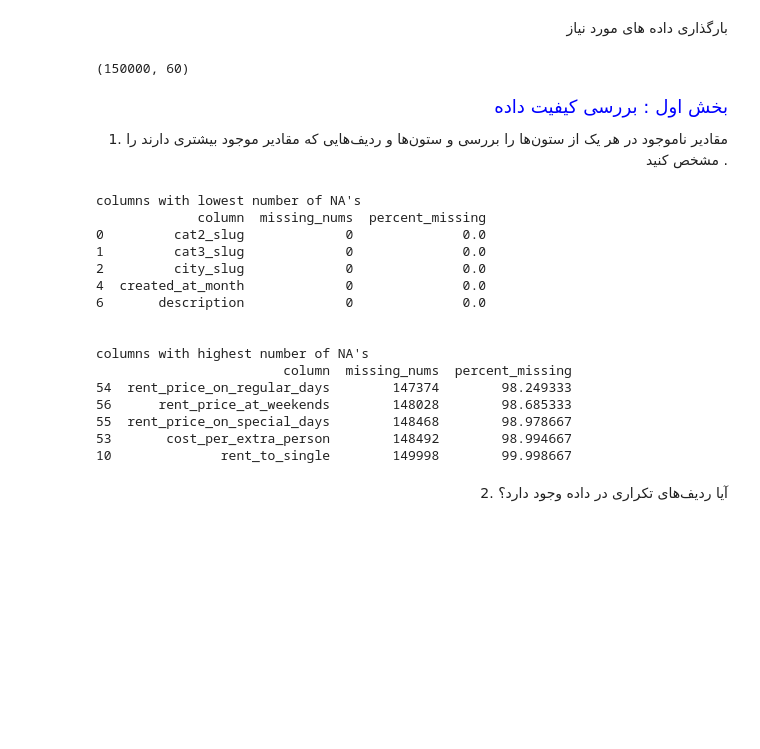
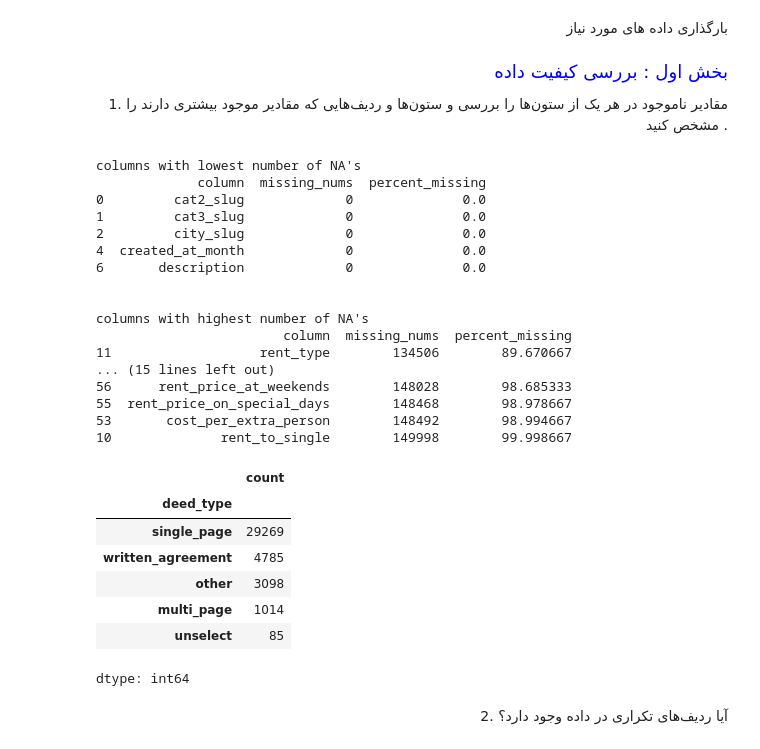
Before and after one commit to farnoushshahin/Minute, a Jupyter notebook: Divar (1).ipynb, the cells around one changed output. Cells and saved outputs as stored; diff of their text form; code cells hidden in the pictures; blank space fills up the shorter version.

```diff
--- a/Divar (1).ipynb
+++ b/Divar (1).ipynb
@@ -25,10 +26,6 @@ warnings.filterwarnings("ignore")
 # %%
 #data = pd.read_csv('/content/divar_real_estate_ads.csv', encoding="utf-8")
 data = pd.read_csv('/content/sampled_data.csv',encoding = 'utf-8', engine='python')
-# %%
-data.shape
-# %% [output]
-(150000, 60)
 # %% [markdown]
 <p style="font-family:Nazanin; font-size:130%; text-align:right;color:blue;" dir="rtl">
     بخش اول : بررسی کیفیت داده
@@ -39,31 +36,41 @@ data.shape
 # %%
 df_na = data.isna().sum().reset_index()
 df_na.columns = ["column", "missing_nums"]
 df_na["percent_missing"] = (df_na["missing_nums"] / len(data)) * 100
 # sort columns from lowest number of NA's to the highest
 df_na = df_na.sort_values(by="percent_missing", ascending=True)
 print("columns with lowest number of NA's")
 print(df_na.head(5))
 print("\n")
 print("columns with highest number of NA's")
-print((df_na.tail(5)))
+print((df_na.tail(20)))
+data['deed_type'].value_counts()
 # %% [output]
 columns with lowest number of NA's
              column  missing_nums  percent_missing
 0         cat2_slug             0              0.0
 1         cat3_slug             0              0.0
 2         city_slug             0              0.0
 4  created_at_month             0              0.0
 6       description             0              0.0
 
 
 columns with highest number of NA's
                         column  missing_nums  percent_missing
-54  rent_price_on_regular_days        147374        98.249333
+11                   rent_type        134506        89.670667
+... (15 lines left out)
 56      rent_price_at_weekends        148028        98.685333
 55  rent_price_on_special_days        148468        98.978667
 53       cost_per_extra_person        148492        98.994667
 10              rent_to_single        149998        99.998667
+|  | count |
+| deed_type |  |
+| single_page | 29269 |
+| written_agreement | 4785 |
+| other | 3098 |
+| multi_page | 1014 |
+| unselect | 85 |
+dtype: int64
 # %% [markdown]
 <p style="font-family:Nazanin; font-size:100%; text-align:right;" dir="rtl">
     2. آیا ردیف‌های تکراری در داده وجود دارد؟
```
Also changed, not shown: parts of 17 cells of this notebook, 1 other file.
